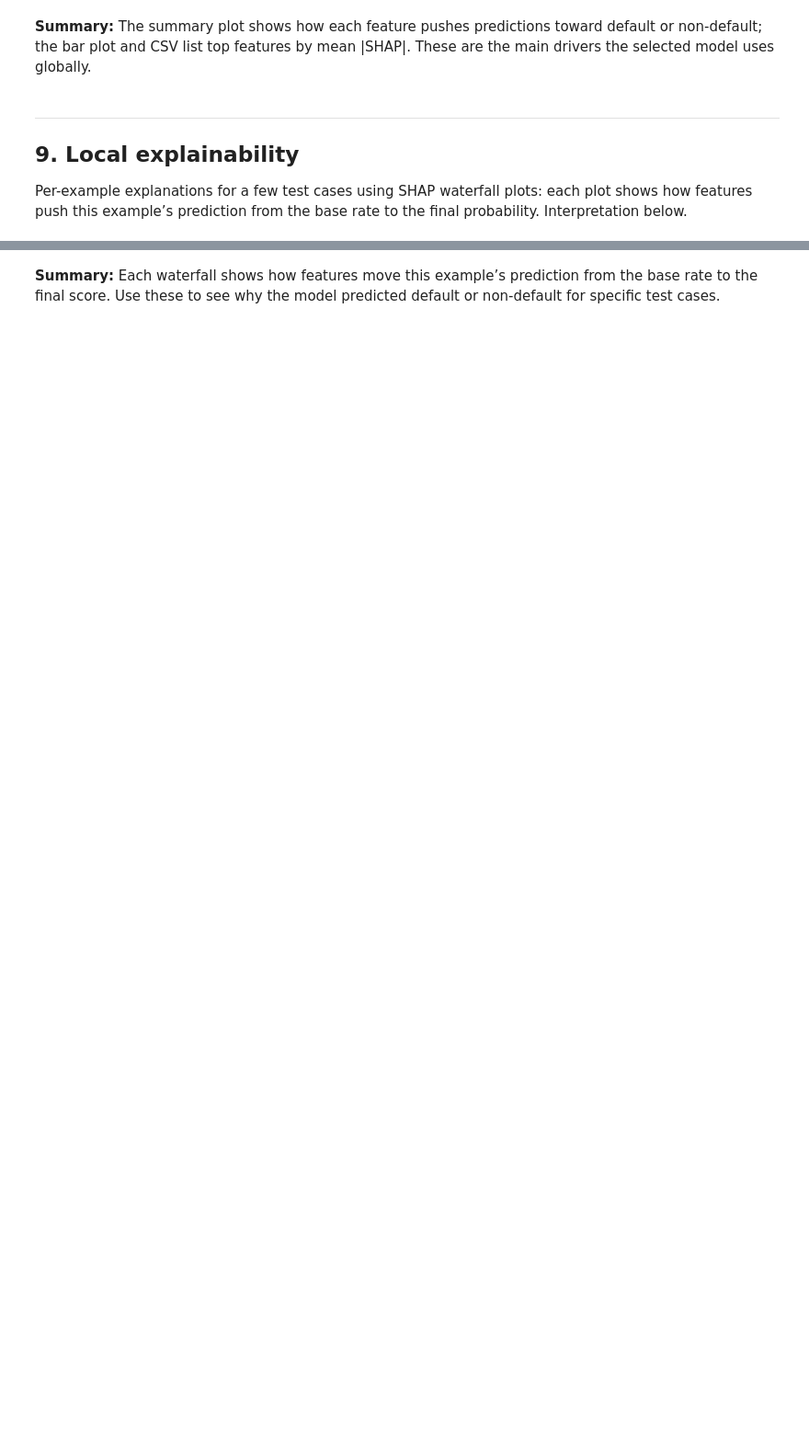
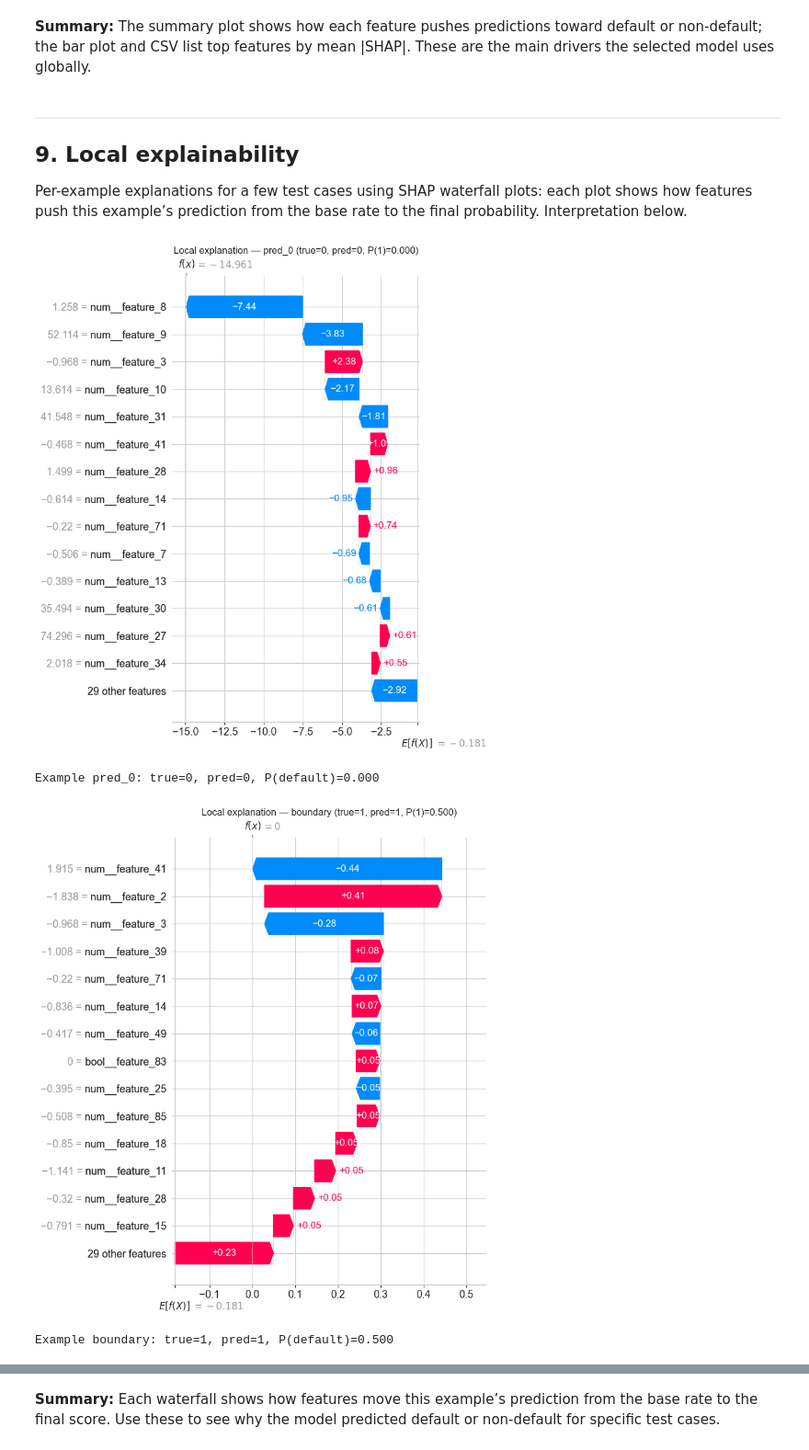
Before and after one commit to rocaaj/dsba-classification-proj, a Jupyter notebook: anthony_roca.ipynb, the cells around one changed output, grey strips where cells are left out. Shown at 92% size. Cells and saved outputs as stored; diff of their text form; code cells hidden in the pictures; blank space fills up the shorter version.

```diff
--- a/anthony_roca.ipynb
+++ b/anthony_roca.ipynb
@@ -716,32 +822,37 @@ ev = explainer.expected_value
 base_val = ev[1] if isinstance(ev, (list, np.ndarray)) and np.ndim(ev) > 0 else ev
 
 for idx, label in zip(indices, labels):
     x_raw = X_test_clean[idx : idx + 1]
     y_raw = y_test[idx : idx + 1]
     # SVM KernelExplainer expects pipeline input (x_raw); others expect data after smote+select
     if selected_key == "svm":
         x_explain = x_raw
         names_for_ex = feature_names_full.tolist()
     else:
-        x_smote, _ = expl_model["smote"].fit_resample(x_raw, y_raw)
-        x_explain = expl_model["select"].transform(x_smote) if "select" in expl_model.named_steps else x_smote
+        # Don't call SMOTE on a single row (only one class); at predict time we just transform through selector
+        x_explain = expl_model["select"].transform(x_raw) if "select" in expl_model.named_steps else x_raw
         names_for_ex = feature_names.tolist()
     shaps = explainer.shap_values(x_explain)
     if isinstance(shaps, list):
         shaps = shaps[1]
     shaps_1d = np.ravel(shaps[0])
     pred = expl_model.predict(x_raw)[0]
     prob = expl_model.predict_proba(x_raw)[0, 1]
     ex = shap.Explanation(
         values=shaps_1d,
         base_values=base_val,
         data=x_explain[0],
         feature_names=names_for_ex,
     )
     plt.figure(figsize=(8, 5))
     shap.plots.waterfall(ex, max_display=15, show=False)
     plt.title(f"Local explanation — {label} (true={y_test[idx]}, pred={pred}, P(1)={prob:.3f})")
     plt.tight_layout()
     plt.savefig(os.path.join(OUTPUT_DIR, f"shap_waterfall_{label}.png"), dpi=100, bbox_inches="tight")
     plt.show()
     print(f"Example {label}: true={y_test[idx]}, pred={pred}, P(default)={prob:.3f}")
+# %% [output]
+[figure, added]
+Example pred_0: true=0, pred=0, P(default)=0.000
+[figure, added]
+Example boundary: true=1, pred=1, P(default)=0.500
```
Also changed, not shown: parts of 10 cells of this notebook, 16 other files.
